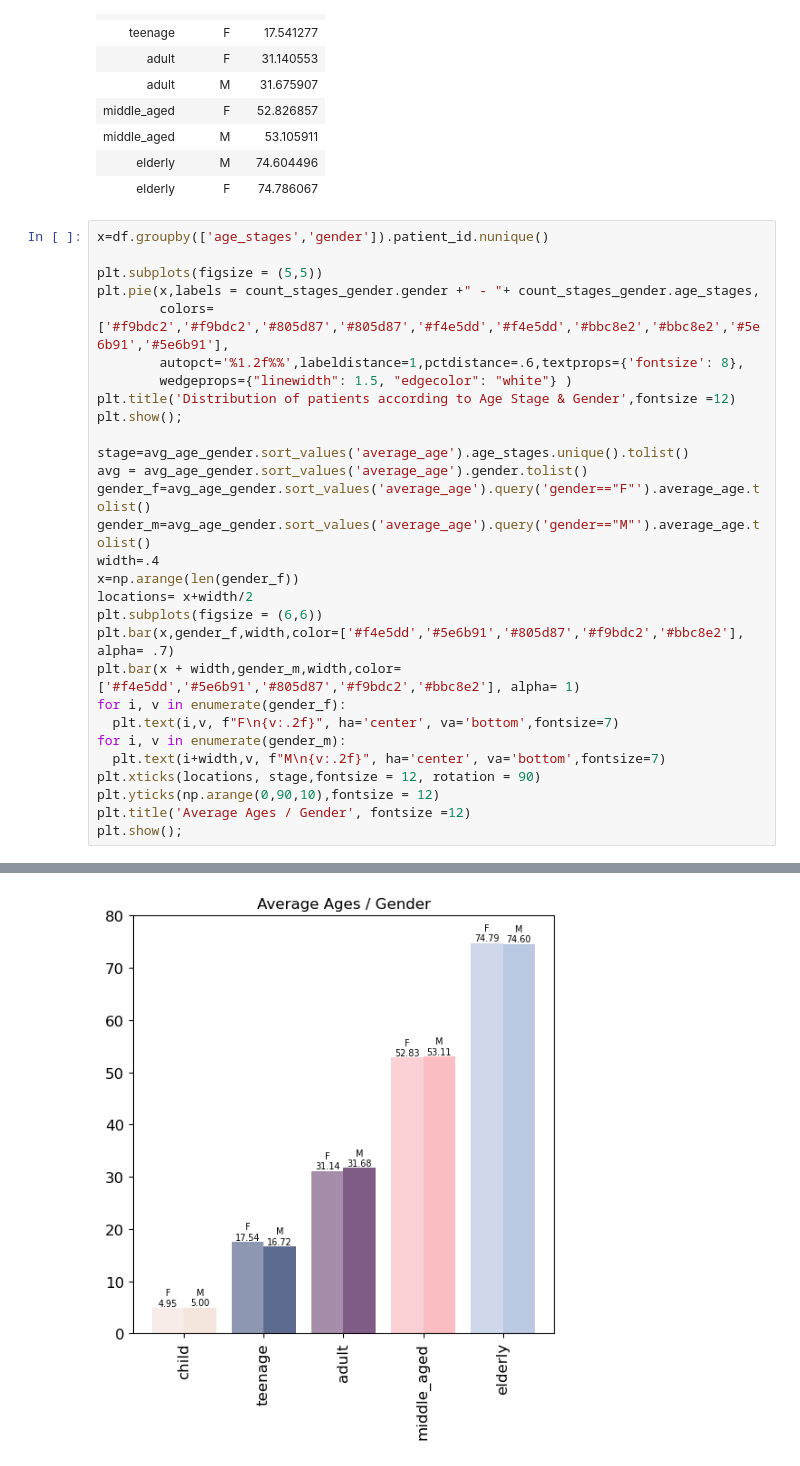
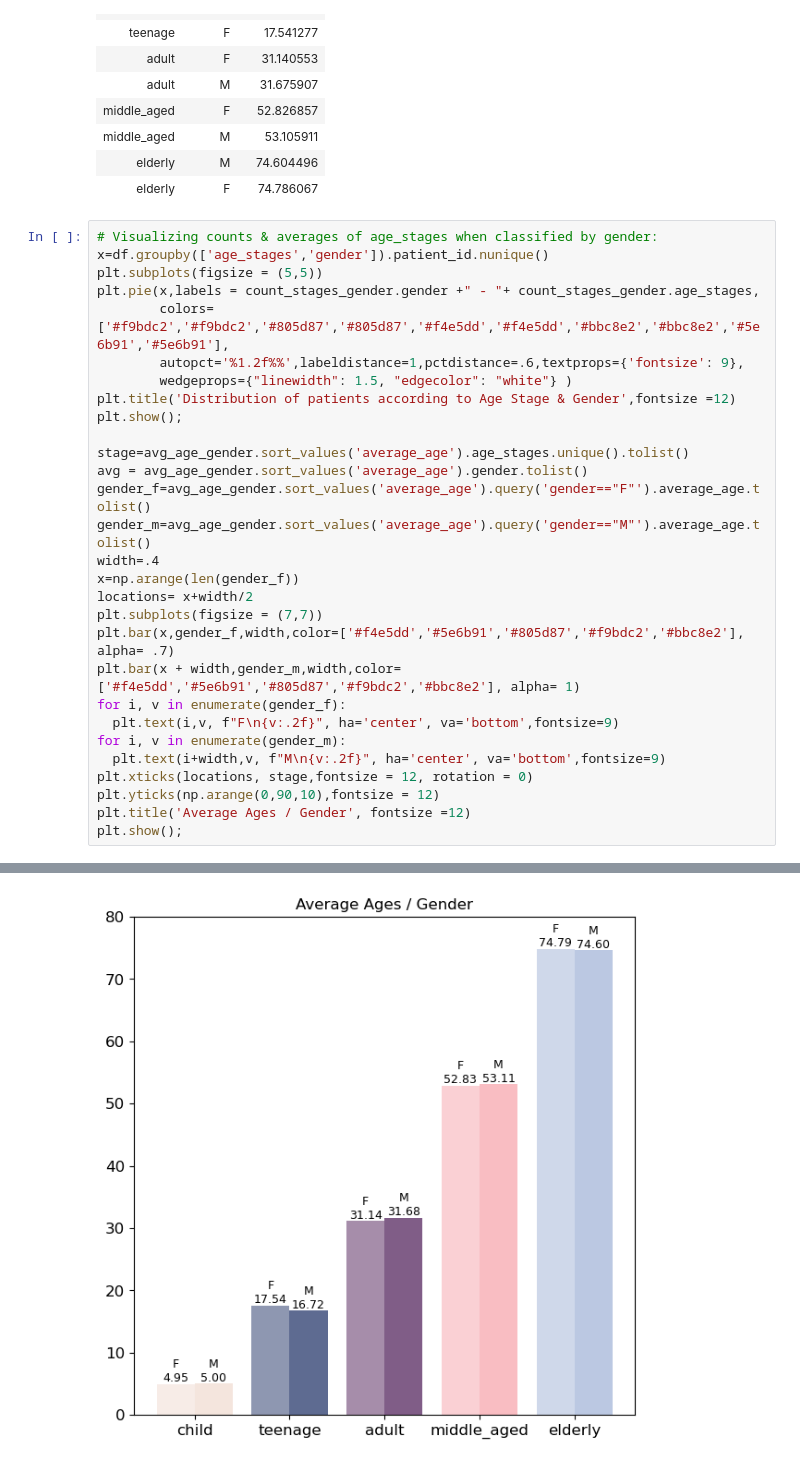
Before and after one commit to hend-a-ghafour/No-Show-Appointments, a Jupyter notebook: no_show_appointments.ipynb, the cells around one changed output, grey strips where cells are left out. Saved outputs shown, nothing was run; the diff lists cells and outputs as text.

```diff
--- a/no_show_appointments.ipynb
+++ b/no_show_appointments.ipynb
@@ -663,12 +555,12 @@ avg_age_gender.sort_values('average_age').style.hide()
 | elderly | M | 74.604496 |
 | elderly | F | 74.786067 |
 # %%
+# Visualizing counts & averages of age_stages when classified by gender:
 x=df.groupby(['age_stages','gender']).patient_id.nunique()
-
 plt.subplots(figsize = (5,5))
 plt.pie(x,labels = count_stages_gender.gender +" - "+ count_stages_gender.age_stages,
         colors= ['#f9bdc2','#f9bdc2','#805d87','#805d87','#f4e5dd','#f4e5dd','#bbc8e2','#bbc8e2','#5e6b91','#5e6b91'],
-        autopct='%1.2f%%',labeldistance=1,pctdistance=.6,textprops={'fontsize': 8},
+        autopct='%1.2f%%',labeldistance=1,pctdistance=.6,textprops={'fontsize': 9},
         wedgeprops={"linewidth": 1.5, "edgecolor": "white"} )
 plt.title('Distribution of patients according to Age Stage & Gender',fontsize =12)
 plt.show();
@@ -680,14 +572,14 @@ gender_m=avg_age_gender.sort_values('average_age').query('gender=="M"').average_
 width=.4
 x=np.arange(len(gender_f))
 locations= x+width/2
-plt.subplots(figsize = (6,6))
+plt.subplots(figsize = (7,7))
 plt.bar(x,gender_f,width,color=['#f4e5dd','#5e6b91','#805d87','#f9bdc2','#bbc8e2'], alpha= .7)
 plt.bar(x + width,gender_m,width,color=['#f4e5dd','#5e6b91','#805d87','#f9bdc2','#bbc8e2'], alpha= 1)
 for i, v in enumerate(gender_f):
-  plt.text(i,v, f"F\n{v:.2f}", ha='center', va='bottom',fontsize=7)
+  plt.text(i,v, f"F\n{v:.2f}", ha='center', va='bottom',fontsize=9)
 for i, v in enumerate(gender_m):
-  plt.text(i+width,v, f"M\n{v:.2f}", ha='center', va='bottom',fontsize=7)
-plt.xticks(locations, stage,fontsize = 12, rotation = 90)
+  plt.text(i+width,v, f"M\n{v:.2f}", ha='center', va='bottom',fontsize=9)
+plt.xticks(locations, stage,fontsize = 12, rotation = 0)
 plt.yticks(np.arange(0,90,10),fontsize = 12)
 plt.title('Average Ages / Gender', fontsize =12)
 plt.show();
@@ -696 +588 @@ plt.show();
-[figure, old version]
+[figure, new version]
```
Also changed, not shown: parts of 22 cells of this notebook.
